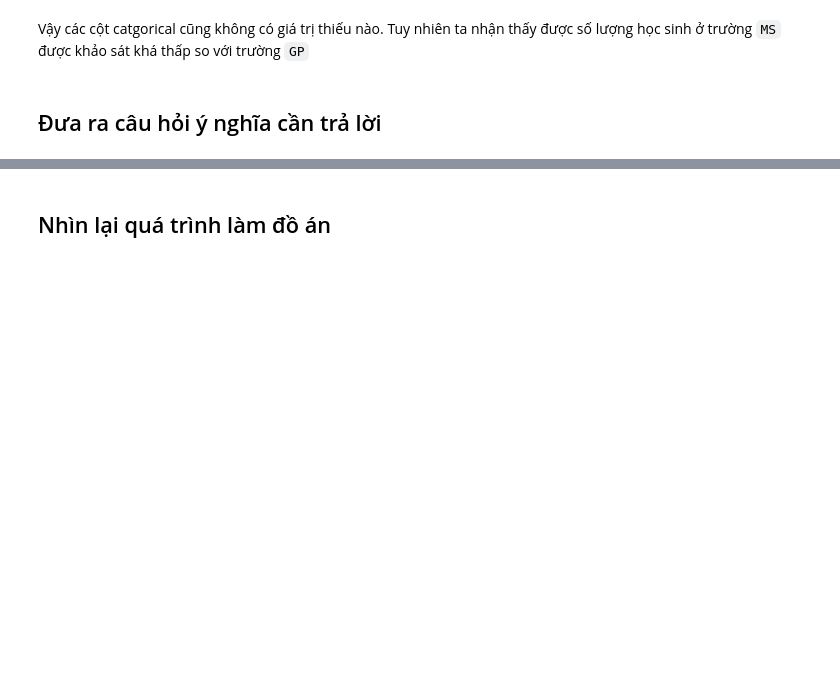
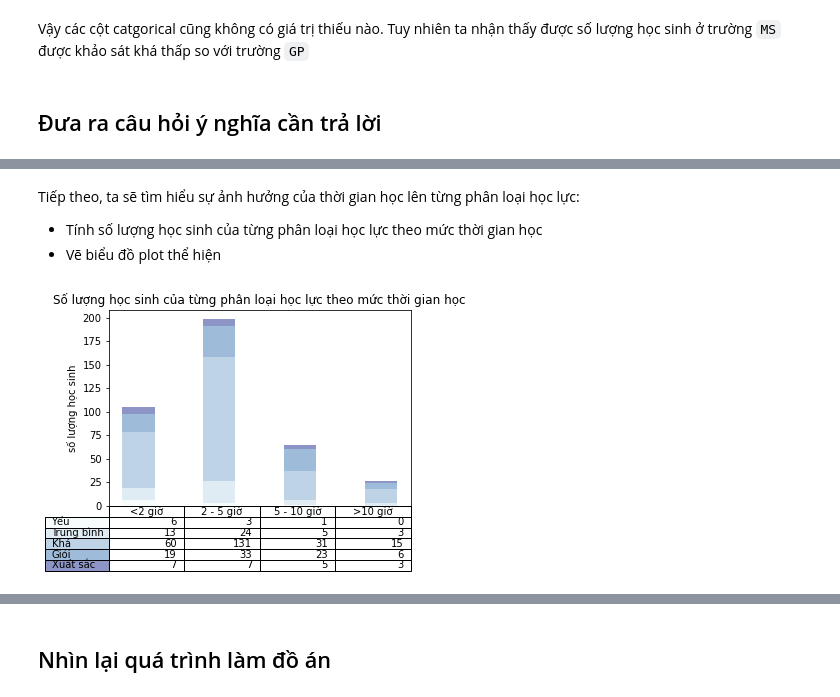
Before and after one commit to hotranvietcuong2001/P4DS_CQ19_FinalProject, a Jupyter notebook: student_performance.ipynb, the cells around one changed output, grey strips where cells are left out. Saved outputs shown, nothing was run; the diff lists cells and outputs as text; code cells hidden in the pictures; blank space fills up the shorter version.

```diff
--- a/student_performance.ipynb
+++ b/student_performance.ipynb
@@ -286,0 +333,8 @@ Vậy các cột catgorical cũng không có giá trị thiếu nào. Tuy nhiên
+# %%
+df = mat_df.copy()
+df.loc[df['score'].isin(list(range(10))),'score']=0
+df.loc[df['score'].isin(list(range(10,20))),'score']=1
+df.loc[df['score'].isin(list(range(20,40))),'score']=2
+df.loc[df['score'].isin(list(range(40,50))),'score']=3
+df.loc[df['score'].isin(list(range(50,61))),'score']=4
+df.head()
@@ -286,0 +349,49 @@ Vậy các cột catgorical cũng không có giá trị thiếu nào. Tuy nhiên
+# %% [markdown]
+Tiếp theo, ta sẽ tìm hiểu sự ảnh hưởng của thời gian học lên từng phân loại học lực:
+- Tính số lượng học sinh của từng phân loại học lực theo mức thời gian học
+- Vẽ biểu đồ plot thể hiện
+# %%
+total = []
+for i in range(5):
+    result = (df[df['score']==i]['studytime'].value_counts()).to_dict()
+    if 4 not in result.keys():
+        result[4]=0
+    result = dict(sorted(result.items()))
+    total.append(list(result.values()))
+# %%
+data = total
+
+columns = (1, 2, 3, 4)
+rows = [0, 1, 2, 3, 4]
+
+colors = plt.cm.BuPu(np.linspace(0, 0.5, len(rows)))
+n_rows = len(data)
+
+index = np.arange(len(columns))
+bar_width = 0.4
+
+y_offset = np.zeros(len(columns))
+
+for row in range(n_rows):
+    plt.bar(index, data[row], bar_width, bottom=y_offset, color=colors[row])
+    y_offset += data[row]
+
+cell_text = data
+
+the_table = plt.table(cellText=cell_text,
+                      rowLabels=["Yếu", "Trung bình", "Khá", "Giỏi", "Xuất sắc"],
+                      rowColours=colors,
+                      colLabels=["<2 giờ", "2 - 5 giờ","5 - 10 giờ",">10 giờ"],
+                      loc='bottom')
+
+colors = colors[::-1]
+
+plt.subplots_adjust(left=0.2, bottom=0.2)
+
+plt.xticks([])
+plt.title('Số lượng học sinh của từng phân loại học lực theo mức thời gian học')
+plt.ylabel("số lượng học sinh")
+
+plt.show()
+# %% [output]
+[figure, added]
```
Also changed, not shown: parts of 20 cells of this notebook.
